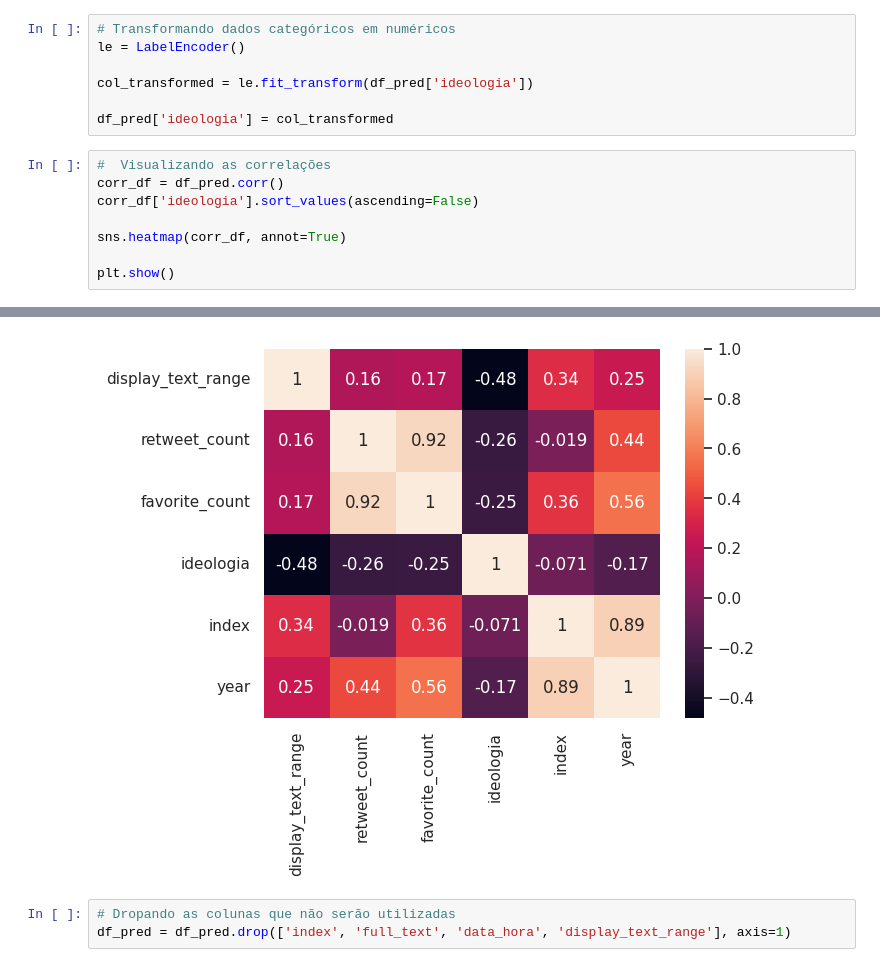
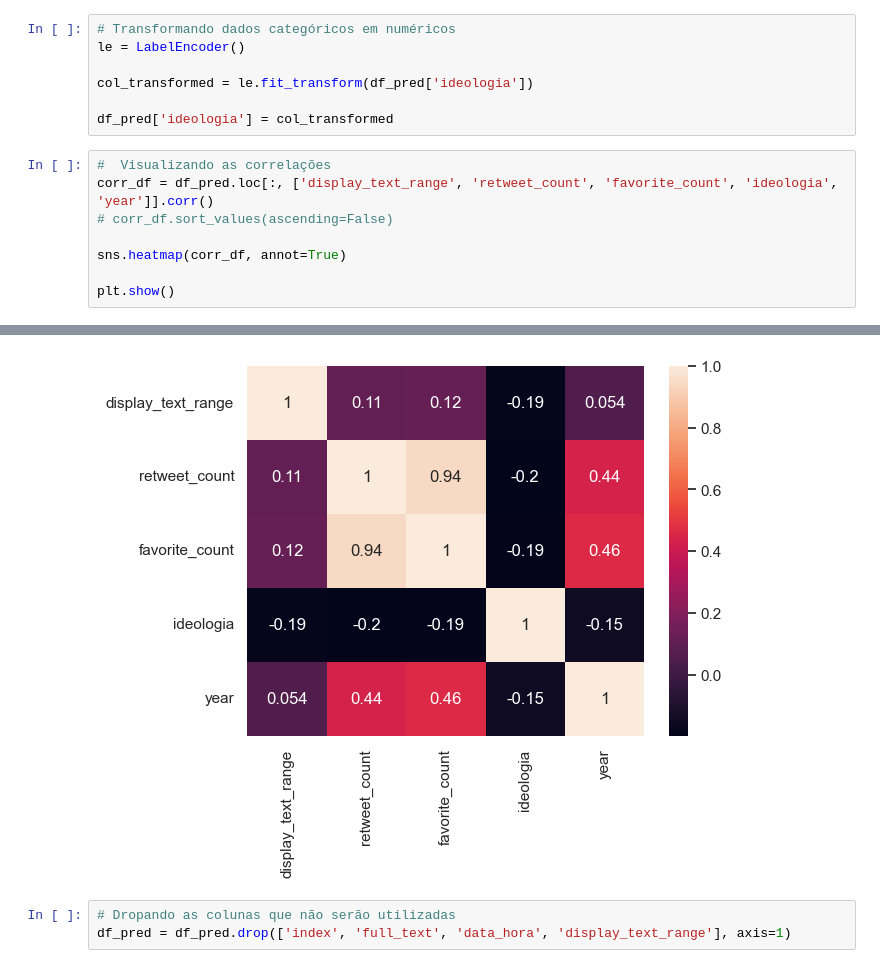
Before and after one commit to GabrielAquarius/natural_language_processing_for_politcs-, a Jupyter notebook: NLP_project.ipynb, the cells around one changed output, grey strips where cells are left out. Cells and saved outputs as stored; diff of their text form.

```diff
--- a/NLP_project.ipynb
+++ b/NLP_project.ipynb
@@ -1139,8 +1075,8 @@ col_transformed = le.fit_transform(df_pred['ideologia'])
 df_pred['ideologia'] = col_transformed
 # %%
 #  Visualizando as correlações
-corr_df = df_pred.corr()
-corr_df['ideologia'].sort_values(ascending=False)
+corr_df = df_pred.loc[:, ['display_text_range', 'retweet_count', 'favorite_count', 'ideologia', 'year']].corr()
+# corr_df.sort_values(ascending=False)
 
 sns.heatmap(corr_df, annot=True)
 
@@ -1150,4 +1085,4 @@ The default value of numeric_only in DataFrame.corr is deprecated. In a future v
-[figure, old version]
+[figure, new version]
 # %%
 # Dropando as colunas que não serão utilizadas
 df_pred = df_pred.drop(['index', 'full_text', 'data_hora', 'display_text_range'], axis=1)
```
Also changed, not shown: parts of 47 cells of this notebook.
